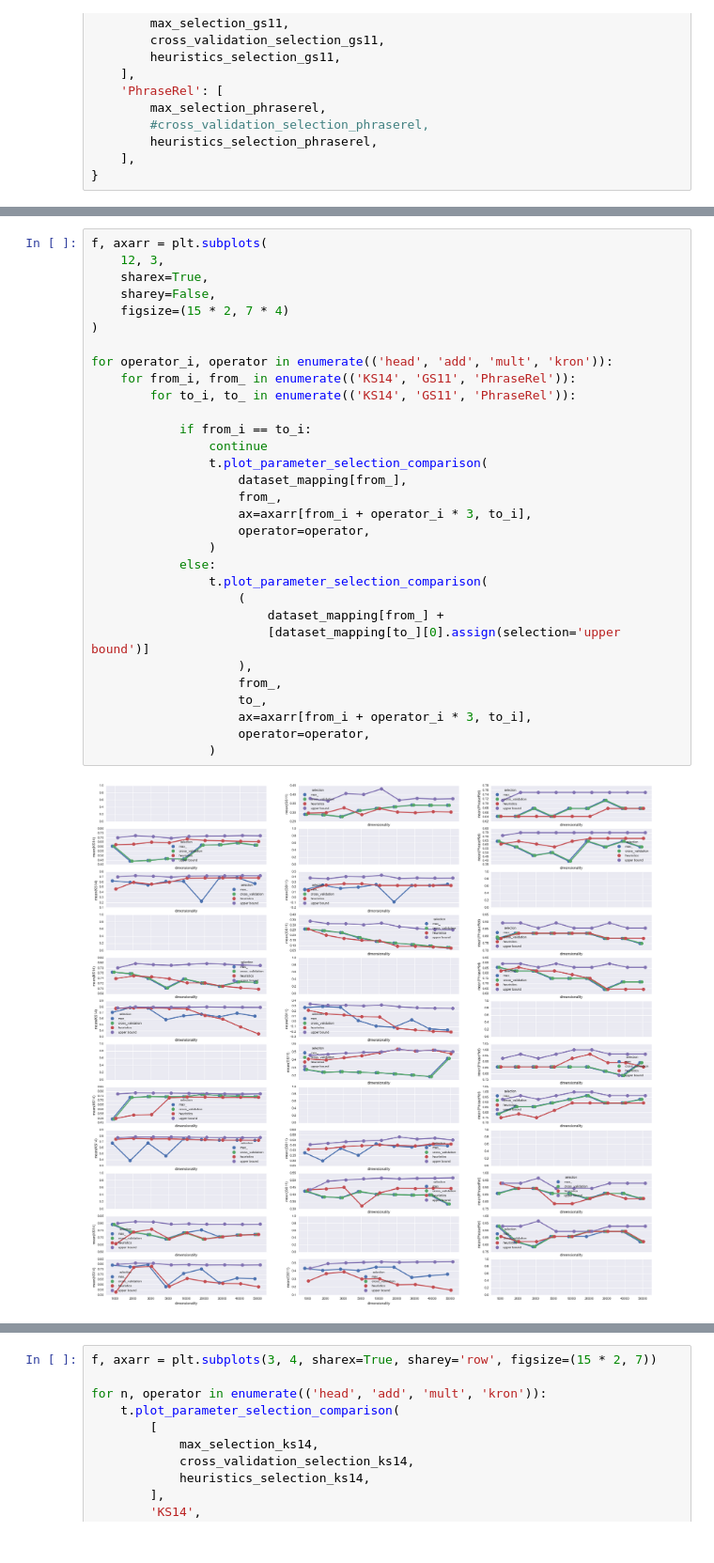
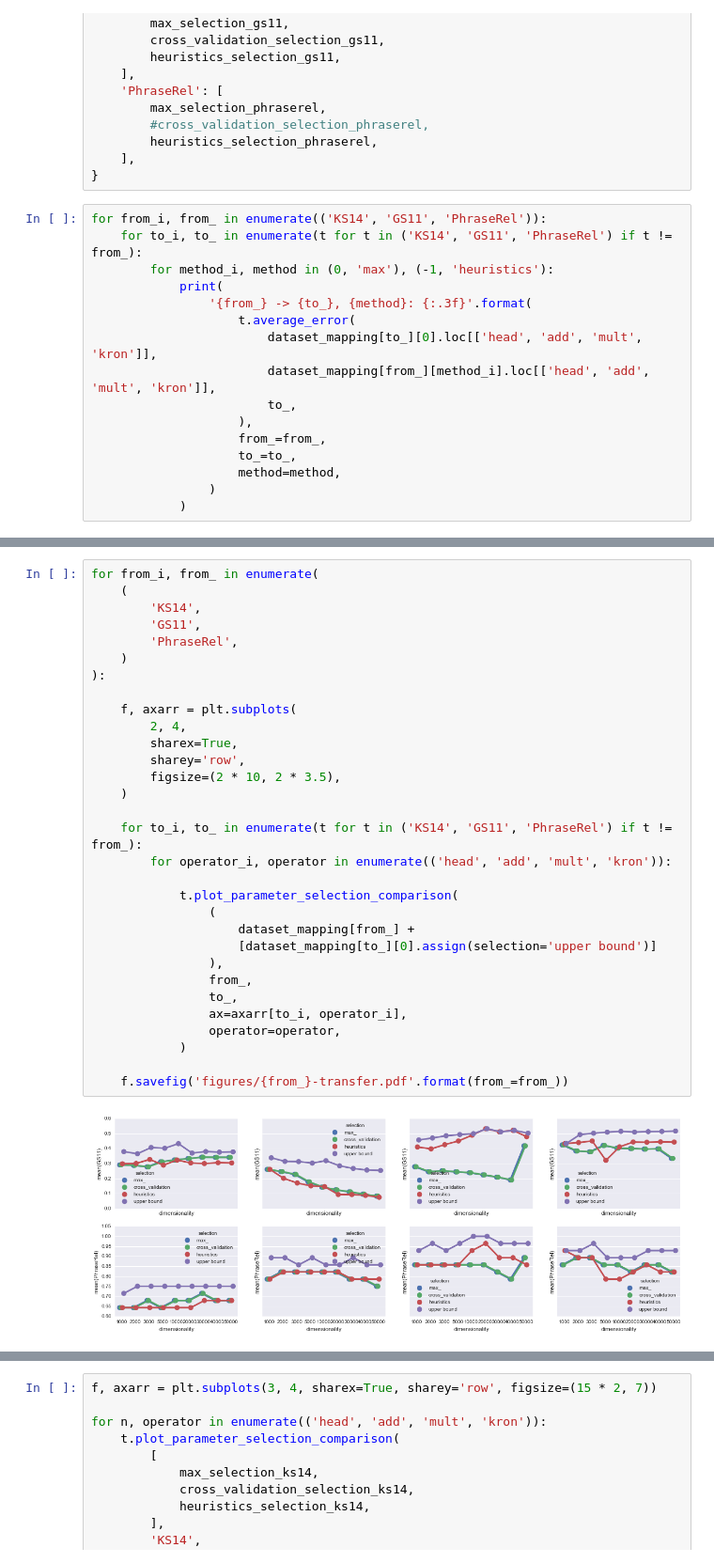
Before and after one commit to dimazest/thesis, a Jupyter notebook: supplement/parameter-selection.ipynb, the cells around one changed output, grey strips where cells are left out. Shown at 94% size. Saved outputs shown, nothing was run; the diff lists cells and outputs as text.

Commit message:
Compositional model transfer

```diff
--- a/supplement/parameter-selection.ipynb
+++ b/supplement/parameter-selection.ipynb
@@ -1478,3 +1478,19 @@ dataset_mapping = {
         heuristics_selection_phraserel,
     ],
 }
+# %%
+for from_i, from_ in enumerate(('KS14', 'GS11', 'PhraseRel')):
+    for to_i, to_ in enumerate(t for t in ('KS14', 'GS11', 'PhraseRel') if t != from_):
+        for method_i, method in (0, 'max'), (-1, 'heuristics'):
+            print(
+                '{from_} -> {to_}, {method}: {:.3f}'.format(
+                    t.average_error(
+                        dataset_mapping[to_][0].loc[['head', 'add', 'mult', 'kron']],
+                        dataset_mapping[from_][method_i].loc[['head', 'add', 'mult', 'kron']],
+                        to_,
+                    ),
+                    from_=from_,
+                    to_=to_,
+                    method=method,
+                )
+            )
@@ -1481,33 +1522,33 @@ dataset_mapping = {
 # %%
-f, axarr = plt.subplots(
-    12, 3,
-    sharex=True,
-    sharey=False,
-    figsize=(15 * 2, 7 * 4)
-)
+for from_i, from_ in enumerate(
+    (
+        'KS14',
+        'GS11',
+        'PhraseRel',
+    )
+):
 
-for operator_i, operator in enumerate(('head', 'add', 'mult', 'kron')):
-    for from_i, from_ in enumerate(('KS14', 'GS11', 'PhraseRel')):
-        for to_i, to_ in enumerate(('KS14', 'GS11', 'PhraseRel')):
+    f, axarr = plt.subplots(
+        2, 4,
+        sharex=True,
+        sharey='row',
+        figsize=(2 * 10, 2 * 3.5),
+    )
 
-            if from_i == to_i:
-                continue
-                t.plot_parameter_selection_comparison(
-                    dataset_mapping[from_],
-                    from_,
-                    ax=axarr[from_i + operator_i * 3, to_i],
-                    operator=operator,
-                )
-            else:
-                t.plot_parameter_selection_comparison(
-                    (
-                        dataset_mapping[from_] +
-                        [dataset_mapping[to_][0].assign(selection='upper bound')]
-                    ),
-                    from_,
-                    to_,
-                    ax=axarr[from_i + operator_i * 3, to_i],
-                    operator=operator,
-                )
+    for to_i, to_ in enumerate(t for t in ('KS14', 'GS11', 'PhraseRel') if t != from_):
+        for operator_i, operator in enumerate(('head', 'add', 'mult', 'kron')):
+
+            t.plot_parameter_selection_comparison(
+                (
+                    dataset_mapping[from_] +
+                    [dataset_mapping[to_][0].assign(selection='upper bound')]
+                ),
+                from_,
+                to_,
+                ax=axarr[to_i, operator_i],
+                operator=operator,
+            )
+
+    f.savefig('figures/{from_}-transfer.pdf'.format(from_=from_))
 # %% [output]
-[figure, old version]
+[figure, new version]
```
Also changed, not shown: parts of 3 cells of this notebook, 4 other files.
